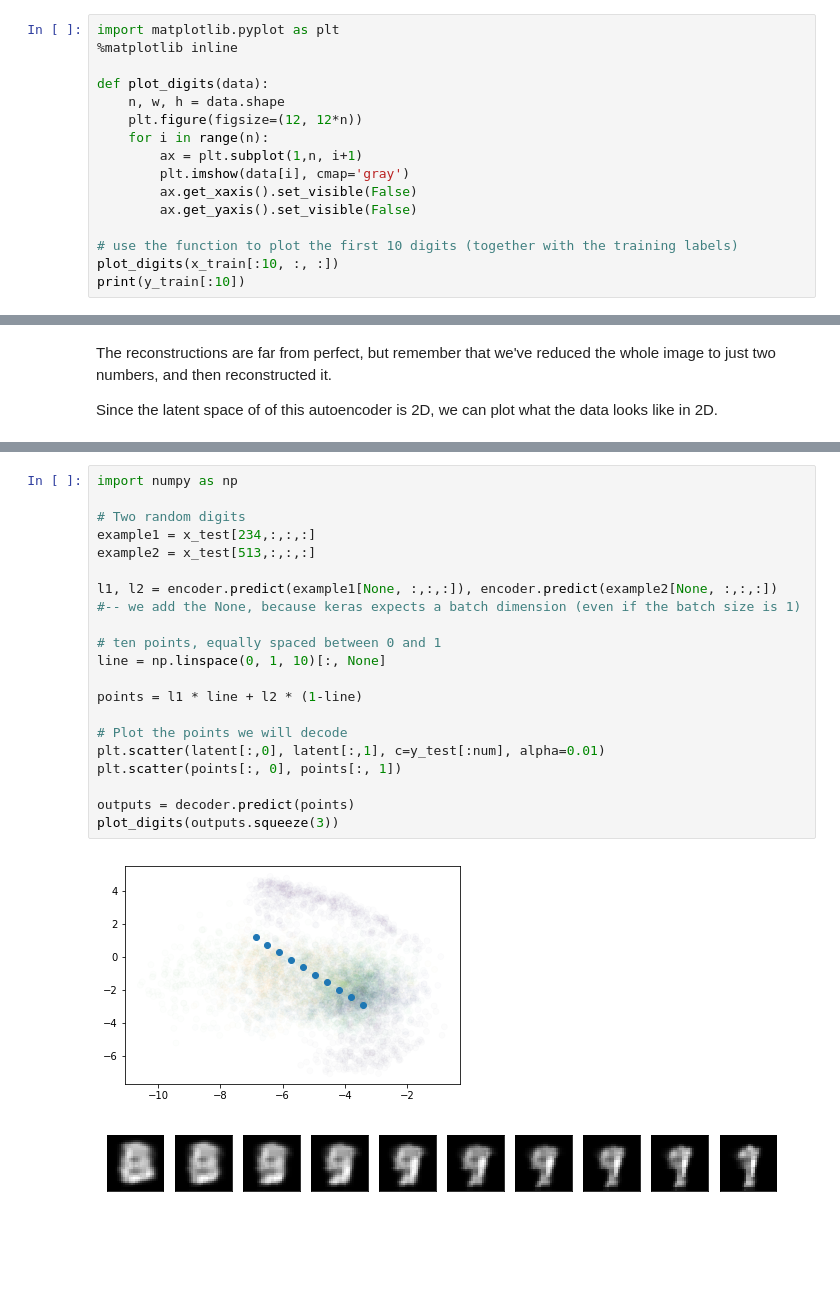
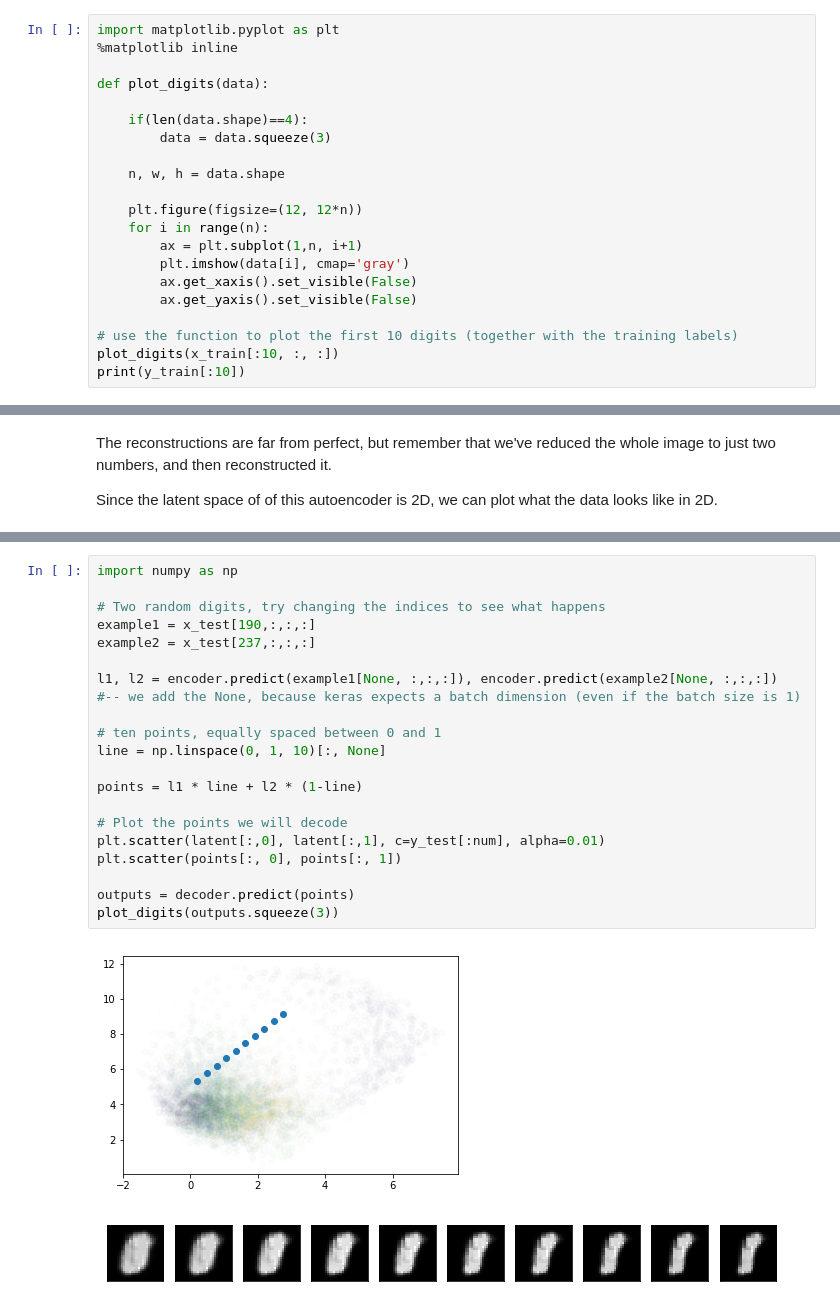
Before and after one commit to pbloem/machine-learning, a Jupyter notebook: worksheets/Worksheet 4, Deep Learning.ipynb, the cells around one changed output, grey strips where cells are left out. Cells and saved outputs as stored; diff of their text form; blank space fills up the shorter version.

```diff
--- a/worksheets/Worksheet 4, Deep Learning.ipynb
+++ b/worksheets/Worksheet 4, Deep Learning.ipynb
@@ -110,7 +142,12 @@ import matplotlib.pyplot as plt
 %matplotlib inline
 
 def plot_digits(data):
+
+    if(len(data.shape)==4):
+        data = data.squeeze(3)
+
     n, w, h = data.shape
+
     plt.figure(figsize=(12, 12*n))
     for i in range(n):
         ax = plt.subplot(1,n, i+1)
@@ -514,25 +544,25 @@ A final trick we can do with encoder models, is to _interpolate in the latent sp
 # %%
 import numpy as np
 
-# Two random digits
-example1 = x_test[234,:,:,:]
-example2 = x_test[513,:,:,:]
+# Two random digits, try changing the indices to see what happens
+example1 = x_test[190,:,:,:]
+example2 = x_test[237,:,:,:]
 
 l1, l2 = encoder.predict(example1[None, :,:,:]), encoder.predict(example2[None, :,:,:])
 #-- we add the None, because keras expects a batch dimension (even if the batch size is 1)
 
 # ten points, equally spaced between 0 and 1
 line = np.linspace(0, 1, 10)[:, None]
 
 points = l1 * line + l2 * (1-line)
 
 # Plot the points we will decode
 plt.scatter(latent[:,0], latent[:,1], c=y_test[:num], alpha=0.01)
 plt.scatter(points[:, 0], points[:, 1])
 
 outputs = decoder.predict(points)
 plot_digits(outputs.squeeze(3))
 # %% [output]
-[figure, old version]
+[figure, new version]
-[figure, old version]
+[figure, new version]
 # %% [markdown]
```
Also changed, not shown: parts of 46 cells of this notebook.
